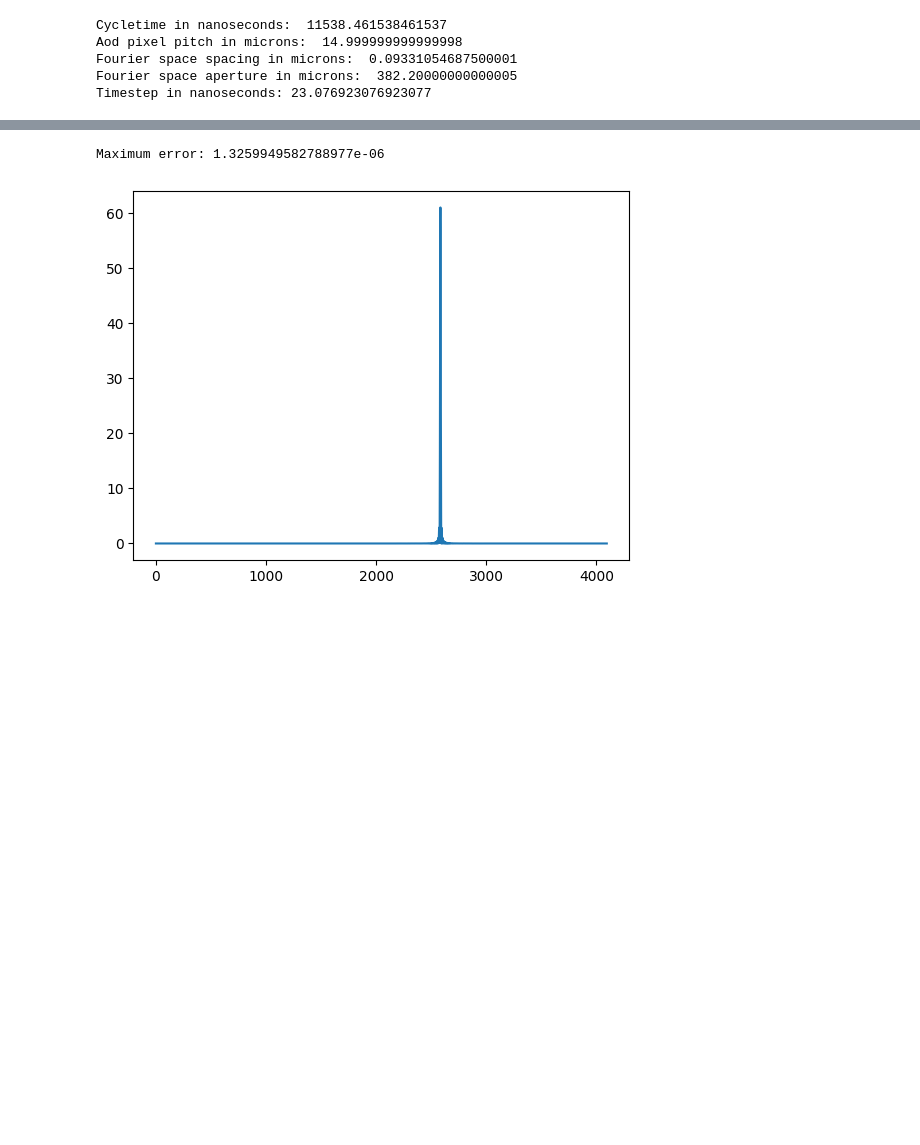
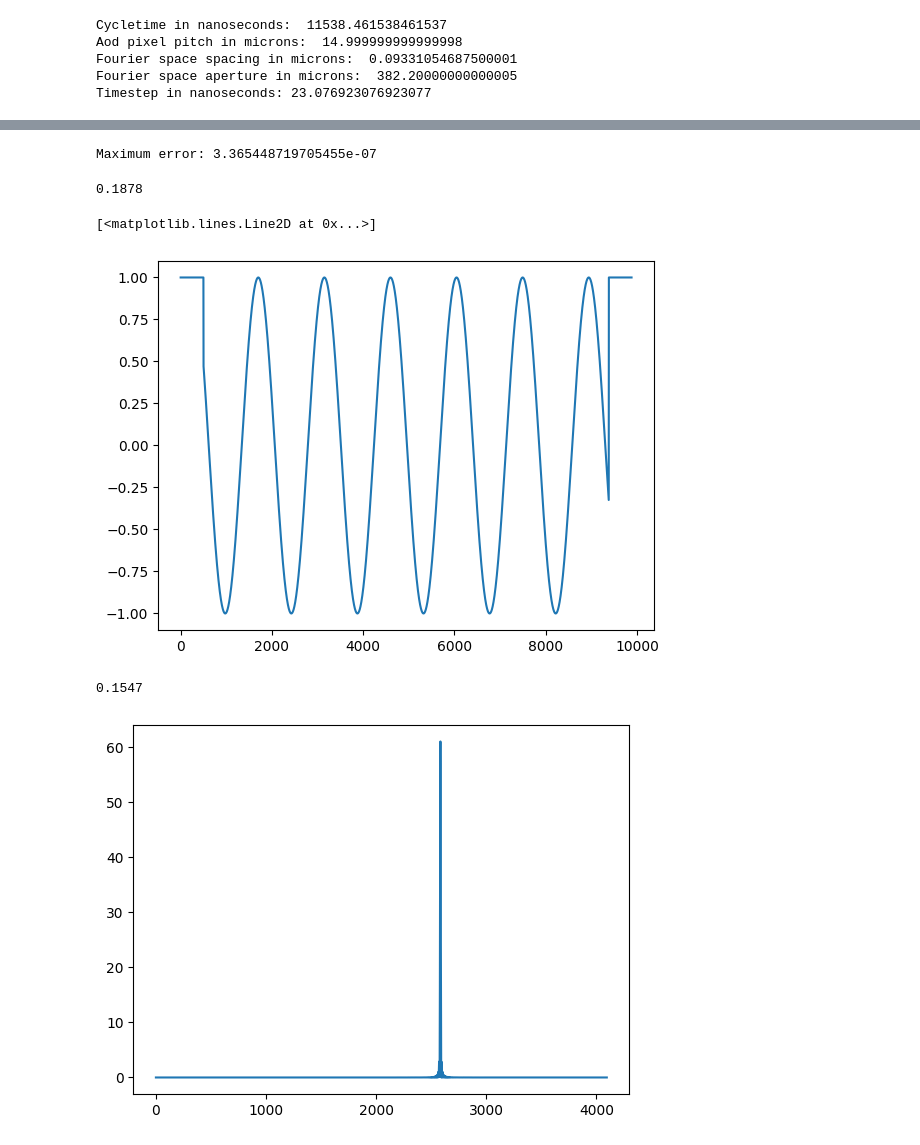
Before and after one commit to nsong03/Ultracold-Research, a Jupyter notebook: TweezerOptimization/AWGwaveformoptimization.ipynb, the cells around one changed output, grey strips where cells are left out. Saved outputs shown, nothing was run; the diff lists cells and outputs as text; code cells hidden in the pictures; blank space fills up the shorter version.

```diff
--- a/TweezerOptimization/AWGwaveformoptimization.ipynb
+++ b/TweezerOptimization/AWGwaveformoptimization.ipynb
@@ -62,11 +60,11 @@ print("Fourier space spacing in microns: ", pixelsize_fourier*10**6)
 print("Fourier space aperture in microns: ", aperturesize_fourier*10**6)
 
 # Adjustable Variables
-movementtime = 400*10**(-6) # Time for the movement of the AOD
+movementtime = 205*10**(-6) # Time for the movement of the AOD
 timestep = cycletime / numpix_frame
 print("Timestep in nanoseconds:", timestep * 10**9)
-startlocation = -50*10**(-6) # Start location of the AOD in microns. 0 is set to the center of Fourier space.
-endlocation = 50*10**(-6) # End location of the AOD in microns
+startlocation = -25*10**(-6) # Start location of the AOD in microns. 0 is set to the center of Fourier space.
+endlocation = 25*10**(-6) # End location of the AOD in microns
 
 
 optimizationbasisfunctions = 'Chebyshev'  # Basis for the polynomial fit
@@ -243,9 +241,9 @@ expanded_acceleration, expanded_time = expand_position_array(time, optimized_acc
 AWGinitguess = initguess_waveform(AWGwaveform, optimized_position, time, globalvariables)
 AWGinitguesscosine = cosinephaseresponse(AWGinitguess)
 AWGinitguessexponential = exponentialphaseresponse(AWGinitguess)
-init_forces = retrieveforces(AWGinitguessexponential, globalvariables, 10, True)
-init_potentials = retrievepotentials(AWGinitguessexponential, globalvariables, 10, True)
+# init_forces = retrieveforces(AWGinitguessexponential, globalvariables, 10, True)
+# init_potentials = retrievepotentials(AWGinitguessexponential, globalvariables, 10, True)
 
 fittedwaveform, fittedlegendre = init_opt_waveformfitLegendre(AWGinitguess, 1000, globalvariables)
 # %% [output]
-Maximum error: 1.3259949582788977e-06
+Maximum error: 3.365448719705455e-07
@@ -251,0 +266,14 @@ Maximum error: 1.3259949582788977e-06
+# %%
+test1
+# %% [output]
+0.1878
+# %%
+testexp = cp.zeros(len(AWGinitguessexponential))
+testexp[0:numpix_frame] = 1
+testexp[-numpix_frame:] = 1
+optimizationreg = cp.linspace(0, len(AWGinitguessexponential) / numpix_real, len(AWGinitguessexponential))[numpix_frame:-numpix_frame]
+testexp[numpix_frame:-numpix_frame] = cp.exp(1j * ((len(AWGinitguessexponential)-2*numpix_frame) / (numpix_frame) *optimizationreg + 112) )
+plt.plot(testexp.get())
+# %% [output]
+[<matplotlib.lines.Line2D at 0x...>]
+[figure, added]
@@ -251,0 +283,4 @@ Maximum error: 1.3259949582788977e-06
+# %%
+test2
+# %% [output]
+0.1547
```
Also changed, not shown: parts of 6 cells of this notebook, 1 other file.
